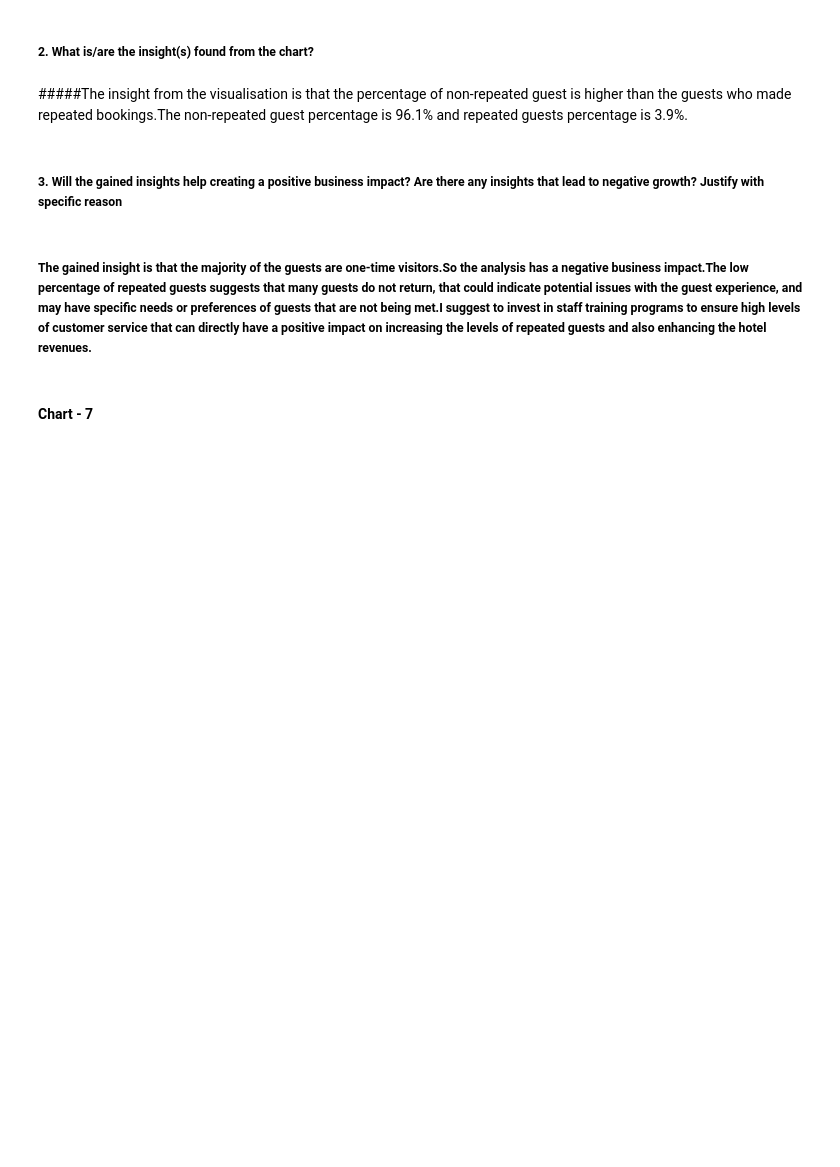
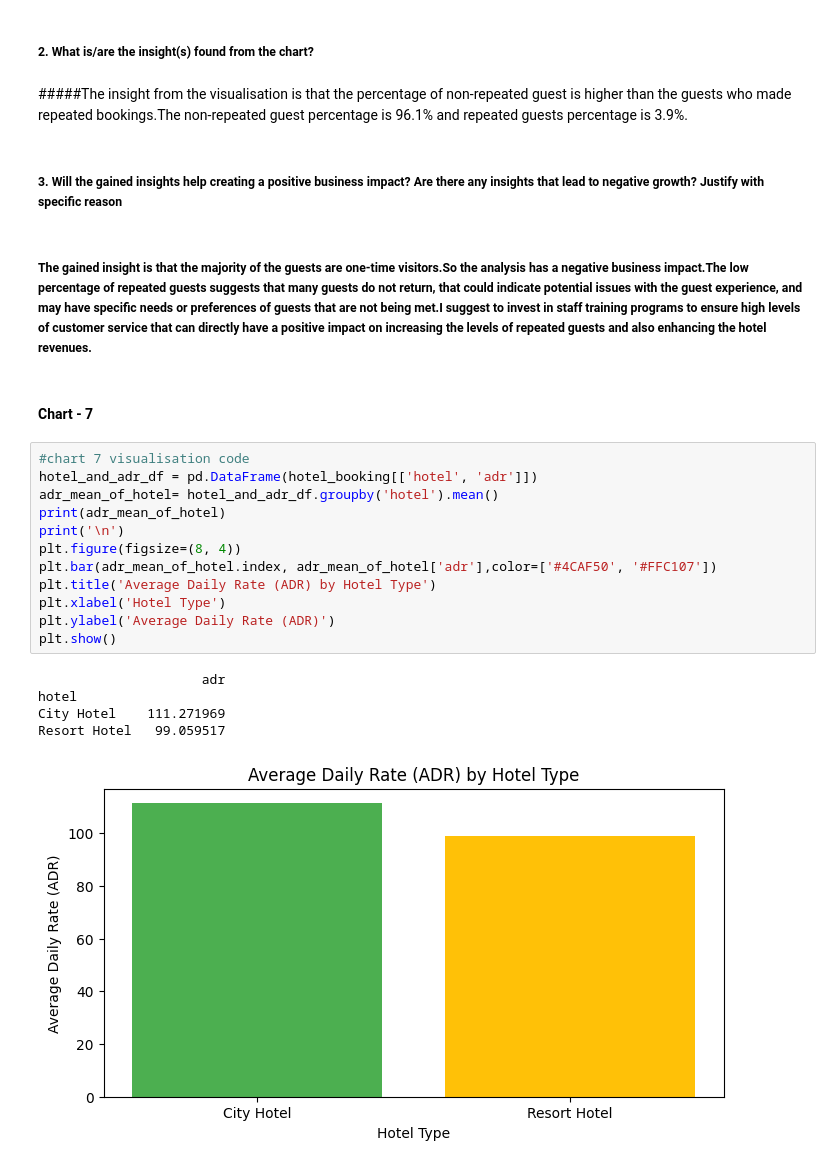
Before and after one commit to jyothika2809/CITY-AND-RESORT-HOTEL-EDA-AND-DASHBOARD, a Jupyter notebook: EDA_hotel_booking_analysis.ipynb, the cells around one changed output. Drawn from its saved outputs; the diff is of its cells as text; blank space fills up the shorter version.

```diff
--- a/EDA_hotel_booking_analysis.ipynb
+++ b/EDA_hotel_booking_analysis.ipynb
@@ -593,3 +593,21 @@ Text(0.5, 1.0, 'Percentage of repeated guests and non-repeated guest')
 ##### The gained insight is that the majority of the guests are one-time visitors.So the analysis has a negative business impact.The low percentage of repeated guests suggests that many guests do not return, that could indicate potential issues with the guest experience, and may have specific needs or preferences of guests that are not being met.I suggest to invest in staff training programs to ensure high levels of customer service that can directly have a positive impact on increasing the levels of repeated guests and also enhancing the hotel revenues.
 # %% [markdown]
 #### Chart - 7
+# %%
+#chart 7 visualisation code
+hotel_and_adr_df = pd.DataFrame(hotel_booking[['hotel', 'adr']])
+adr_mean_of_hotel= hotel_and_adr_df.groupby('hotel').mean()
+print(adr_mean_of_hotel)
+print('\n')
+plt.figure(figsize=(8, 4))
+plt.bar(adr_mean_of_hotel.index, adr_mean_of_hotel['adr'],color=['#4CAF50', '#FFC107'])
+plt.title('Average Daily Rate (ADR) by Hotel Type')
+plt.xlabel('Hotel Type')
+plt.ylabel('Average Daily Rate (ADR)')
+plt.show()
+# %% [output]
+                     adr
+hotel
+City Hotel    111.271969
+Resort Hotel   99.059517
+[figure, added]
```
